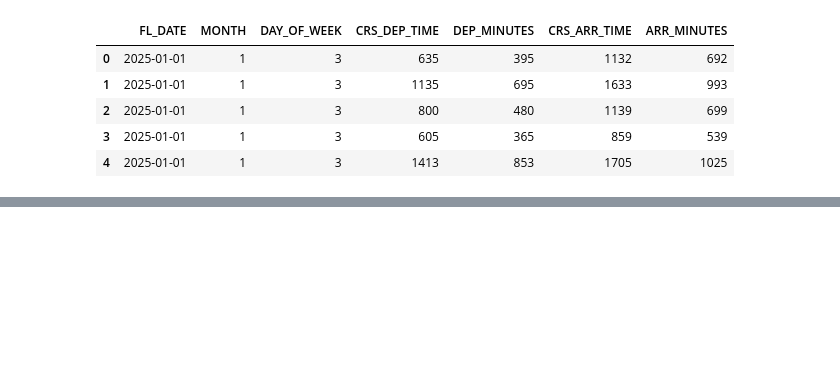
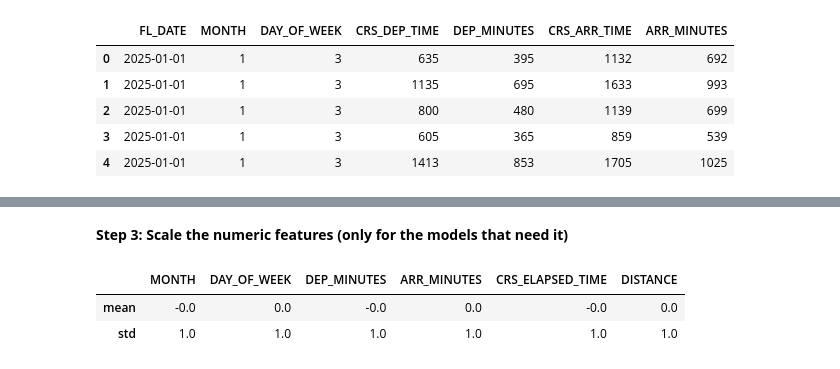
Before and after one commit to Malou100701/MachineLearning2026, a Jupyter notebook: flight_delay_analysis_starter.ipynb, the cells around one changed output, grey strips where cells are left out. Cells and saved outputs as stored; diff of their text form; code cells hidden in the pictures; blank space fills up the shorter version.

```diff
--- a/flight_delay_analysis_starter.ipynb
+++ b/flight_delay_analysis_starter.ipynb
@@ -454,0 +562,16 @@ The airports (ORIGIN and DEST) are one-hot encoded later, after the train/test s
+# %%
+from sklearn.model_selection import train_test_split
+
+# 80% of the flights are used to train the models, 20% are kept aside to test them
+# stratify=y: the share of late flights (about 20%) is the same in both parts
+# random_state=1: the split is the same every time we run the notebook
+X_train, X_test, y_train, y_test = train_test_split(
+    X, y, test_size=0.2, stratify=y, random_state=1
+)
+
+print("Training set:", len(X_train), "flights")
+print("Test set:", len(X_test), "flights")
+
+# share of late flights in each part (should be the same, about 0.198)
+print("Share of late flights in training set:", round(y_train.mean(), 3))
+print("Share of late flights in test set:", round(y_test.mean(), 3))
@@ -454,0 +589,25 @@ The airports (ORIGIN and DEST) are one-hot encoded later, after the train/test s
+# %% [markdown]
+**Step 3: Scale the numeric features (only for the models that need it)**
+# %%
+from sklearn.preprocessing import StandardScaler
+
+# the numeric features have very different scales, e.g. DAY_OF_WEEK goes from 1 to 7
+# and DISTANCE goes up to 5,095. Scaling gives them all mean 0 and standard deviation 1.
+# the 0/1 airport columns are not scaled, they are already on a small scale.
+scaler = StandardScaler()
+
+# fit the scaler on the training set ONLY, so it learns nothing from the test set
+scaler.fit(X_train[NUMERIC_FEATURES])
+
+# use the same scaler on both sets (copies, so X_train and X_test stay unscaled)
+X_train_scaled = X_train.copy()
+X_test_scaled = X_test.copy()
+X_train_scaled[NUMERIC_FEATURES] = scaler.transform(X_train[NUMERIC_FEATURES])
+X_test_scaled[NUMERIC_FEATURES] = scaler.transform(X_test[NUMERIC_FEATURES])
+
+# check: in the training set the numeric features now have mean 0 and standard deviation 1
+display(X_train_scaled[NUMERIC_FEATURES].describe().loc[["mean", "std"]].round(2))
+# %% [output]
+|  | MONTH | DAY_OF_WEEK | DEP_MINUTES | ARR_MINUTES | CRS_ELAPSED_TIME | DISTANCE |
+| mean | -0.0 | 0.0 | -0.0 | 0.0 | -0.0 | 0.0 |
+| std | 1.0 | 1.0 | 1.0 | 1.0 | 1.0 | 1.0 |
```
Also changed, not shown: parts of 34 cells of this notebook.
